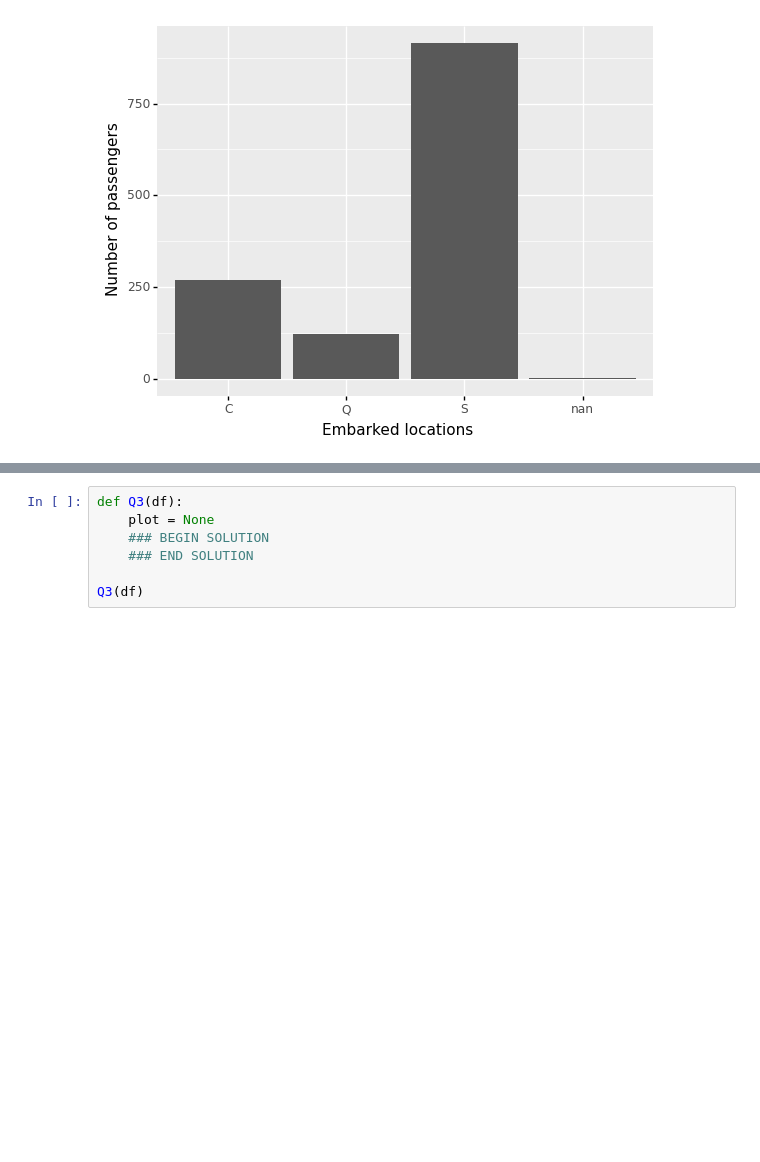
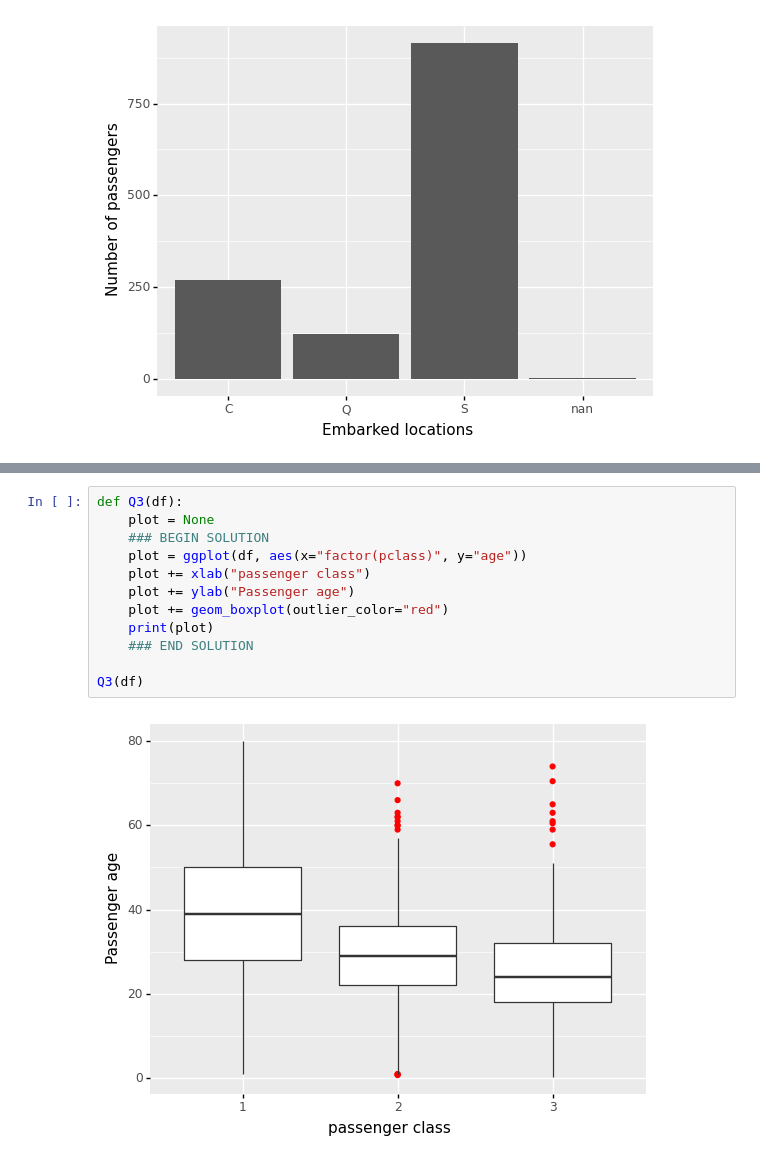
Before and after one commit to jambrr/assignments, a Jupyter notebook: big_data/09-PLOTS/09-PLOTS.ipynb, the cells around one changed output, grey strips where cells are left out. Saved outputs shown, nothing was run; the diff lists cells and outputs as text; blank space fills up the shorter version.

```diff
--- a/big_data/09-PLOTS/09-PLOTS.ipynb
+++ b/big_data/09-PLOTS/09-PLOTS.ipynb
@@ -119,10 +119,17 @@ __3. Create a box plot with 'red' outlier color and variable width to show the r
 # %%
 def Q3(df):
     plot = None
     ### BEGIN SOLUTION
+    plot = ggplot(df, aes(x="factor(pclass)", y="age"))
+    plot += xlab("passenger class")
+    plot += ylab("Passenger age")
+    plot += geom_boxplot(outlier_color="red")
+    print(plot)
     ### END SOLUTION
 
 Q3(df)
+# %% [output]
+[figure, added]
 # %% [markdown]
 __4. Create a stacked histogram with 20 bins that shows the distribution of passenger `age` (x) according to `survival` (fill)__
 
```
Also changed, not shown: parts of 5 cells of this notebook.
